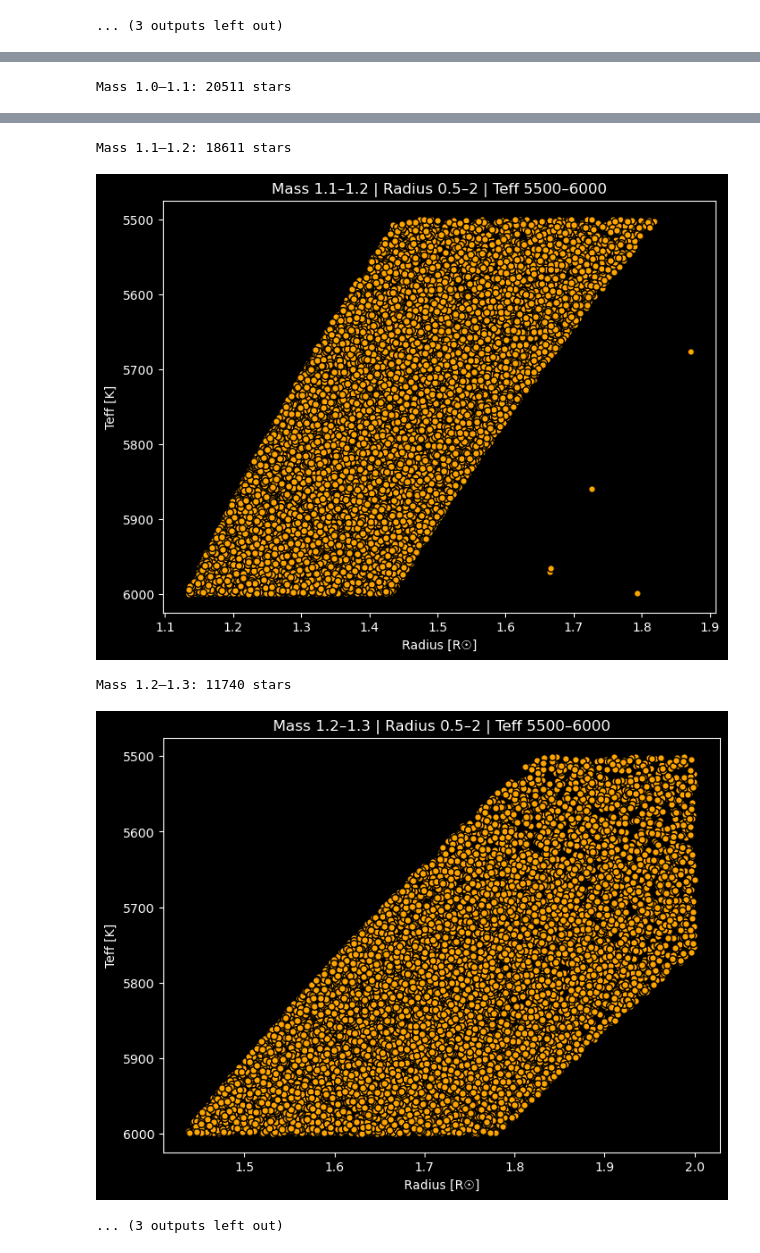
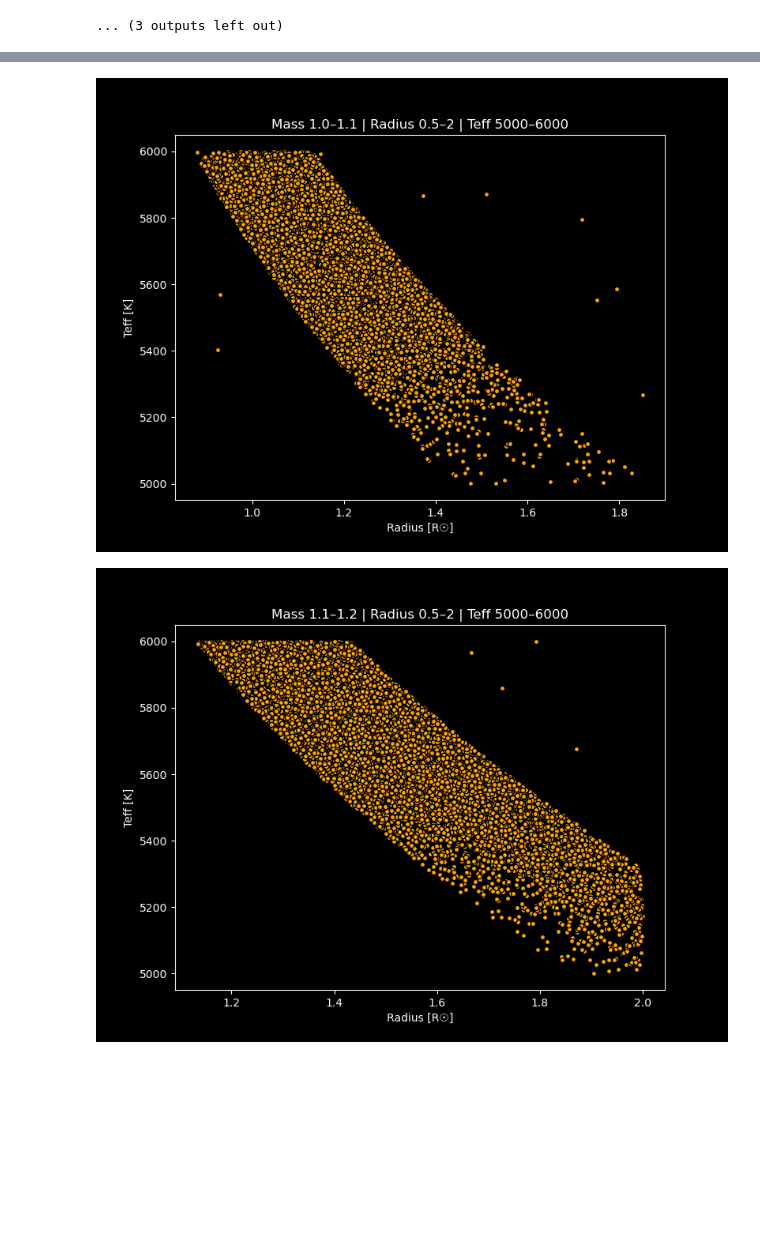
Before and after one commit to eves-sketch/Asteroseismology---Target-Selection, a Jupyter notebook: Code for TS.ipynb, the cells around one changed output, grey strips where cells are left out. Drawn from its saved outputs; the diff is of its cells as text; code cells hidden in the pictures; blank space fills up the shorter version.

```diff
--- a/Code for TS.ipynb
+++ b/Code for TS.ipynb
@@ -22,7 +21,7 @@ print(tbl.colnames)
 # pic_tabl1 = tbl[['PICname', 'RAdeg', 'DEdeg', 'distance', 'edistance','Gmag', 'eGmag']]
 # print(pic_tabl1)
 
-pic_tabl2 = tbl[['PICname', 'StarName', 'Gmag', 'Teff', 'Radius', 'Mass', 'distance', 'tPICplanetFlag', 'NSSFlag']]
+pic_tabl2 = tbl[['PICname', 'StarName', 'Gmag', 'Teff', 'Radius', 'Mass', 'distance', 'tPICplanetFlag', 'NSSFlag','BPmag', 'RPmag', 'VmagCalculated', 'BOLnCameraObsNCAM_T', 'BOLrandomSysNSRNCAM_T']]
 print(pic_tabl2)
 # %% [output]
 ['PICid', 'PICname', 'StarName', 'RAdeg', 'eRAdeg', 'DEdeg', 'eDEdeg', 'pmRA', 'epmRA', 'pmDE', 'epmDE', 'pm', 'epm', 'Plx', 'ePlx', 'distance', 'edistance', 'Glon', 'Glat', 'posEpoch', 'refEpoch', 'p ...
@@ -653,7 +829,7 @@ param_teff1 = np.array(pic_tabl2['Teff'])
 bin_width1 = 0.1
 bins_mass1 = np.arange(0.5, 1.5 + bin_width1, bin_width1)  # your Mass bins
 radius_range1 = (0.5, 2)
-temp_range1 = (5500, 6000)
+temp_range1 = (5000, 6000)
 # %%
 for i in range(len(bins_mass1)-1):
     low = bins_mass1[i]
@@ -672,15 +848,36 @@ for i in range(len(bins_mass1)-1):
         fig, ax = plt.subplots(figsize=(8,6))
         sc = ax.scatter(
             stars_in_bin['Radius'], stars_in_bin['Teff'],
-            c='orange', edgecolor='black', marker='o', s=30, picker=True
+            c='orange', edgecolor='black', marker='o', s=20, picker=True
         )
+        #ax.scatter(stars_in_bin['Radius'][2] == 0.51, stars_in_bin['Teff'][2] == 5840)
         ax.set_xlabel('Radius [R☉]')
         ax.set_ylabel('Teff [K]')
         ax.set_title(f"Mass {low:.1f}–{high:.1f} | Radius {radius_range1[0]}–{radius_range1[1]} | Teff {temp_range1[0]}–{temp_range1[1]}")
-        ax.invert_yaxis()
+        # Function to track mouse movement
+        def on_move(event):
+            if event.inaxes:
+            # show coordinates in the console
+                print(f'Mouse at: data coords ({event.xdata:.2f}, {event.ydata:.2f})')
 
+        # Function to handle clicks
+        def on_click(event):
+            if event.inaxes and event.button == 1:
+                distances = np.sqrt((Radius - event.xdata)**2 + (Teff - event.ydata)**2)
+                idx = np.argmin(distances)
+                x, y = Radius[idx], Teff[idx]
+                selected_points.append((x, y))
+                print(f'Selected star at ({x:.2f}, {y:.2f})')
+                ax.scatter(x, y, 'ro', markersize=8, zorder=10)
+                fig.canvas.draw_idle()
+                print(selected_points)
 
-    plt.show()
+        # Connect events
+        move_id = fig.canvas.mpl_connect('motion_notify_event', on_move)
+        click_id = fig.canvas.mpl_connect('button_press_event', on_click)
+
+plt.savefig('Binned mass plots of all the stars.jpeg')
+plt.show()
 # %% [output]
 Mass 0.5–0.6: 0 stars
 Mass 0.6–0.7: 0 stars
@@ -693 +894,0 @@ Mass 0.9–1.0: 10218 stars
-Mass 1.0–1.1: 20511 stars
@@ -695,5 +896,2 @@ Mass 1.0–1.1: 20511 stars
-Mass 1.1–1.2: 18611 stars
-[figure, old version]
+[figure, new version]
-Mass 1.2–1.3: 11740 stars
-[figure, old version]
+[figure, new version]
-... (3 outputs left out)
```
Also changed, not shown: parts of 25 cells of this notebook.
